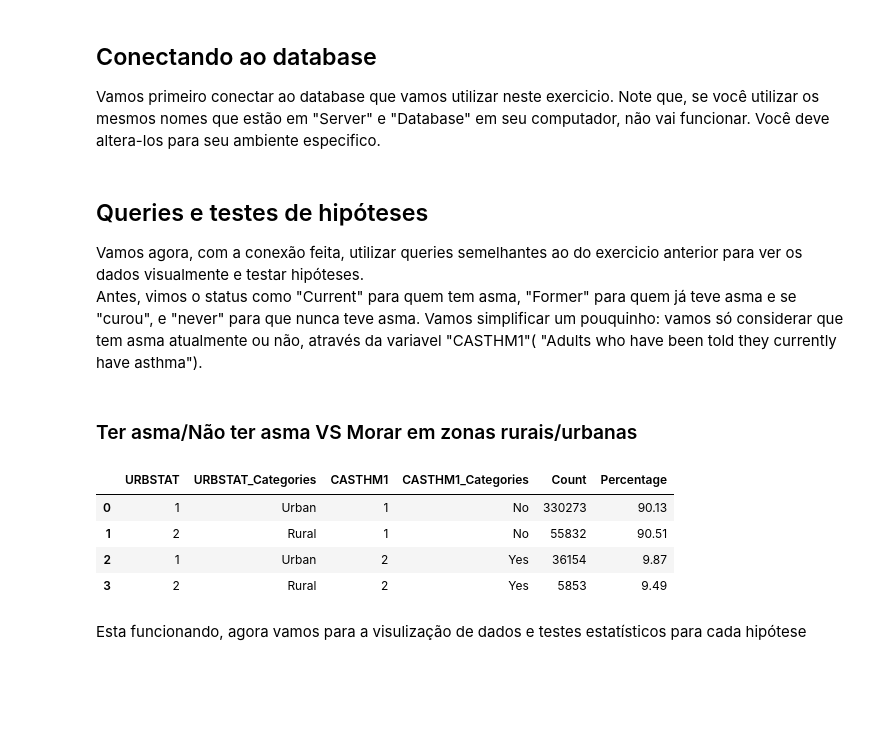
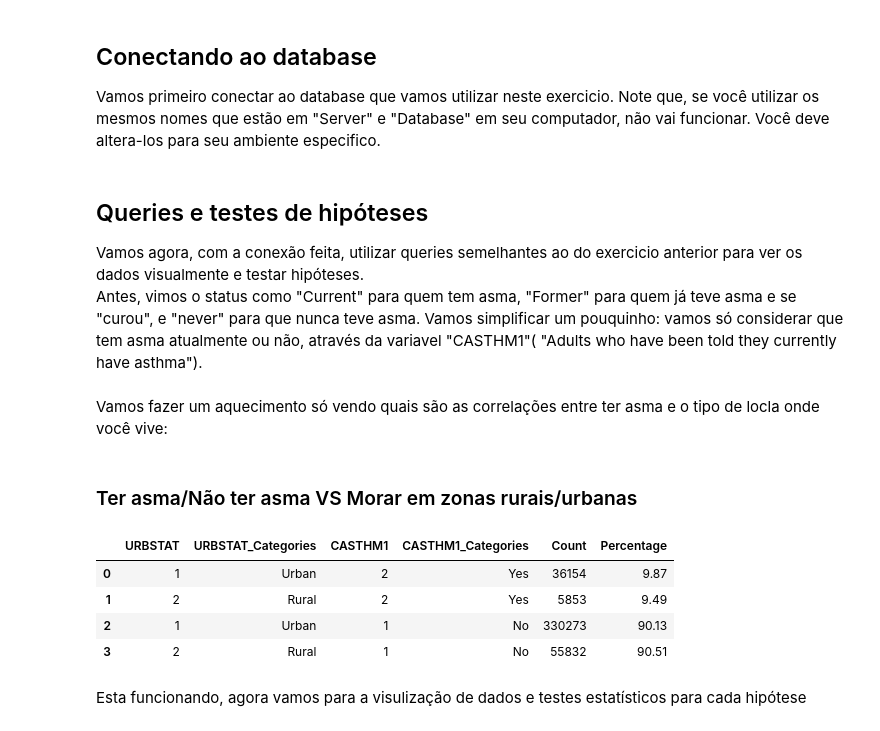
Before and after one commit to phbonamin/BRFSS-Social-Survey-2021-Analysis, a Jupyter notebook: Project/Part3/1_0Urban_rural.ipynb, the cells around one changed output. Drawn from its saved outputs; the diff is of its cells as text; code cells hidden in the pictures; blank space fills up the shorter version.

```diff
--- a/Project/Part3/1_0Urban_rural.ipynb
+++ b/Project/Part3/1_0Urban_rural.ipynb
@@ -23,39 +23,38 @@ cursor = conexao.cursor()
 # %% [markdown]
 ## Queries e testes de hipóteses
 
-Vamos agora, com a conexão feita, utilizar  queries semelhantes ao  do exercicio anterior para ver os dados visualmente e testar hipóteses. <br> Antes, vimos o status como "Current" para quem tem asma, "Former" para quem já teve asma  e se "curou", e "never" para que nunca teve asma. Vamos simplificar um pouquinho: vamos só considerar que tem asma atualmente ou não, através da variavel "CASTHM1"( "Adults who have been told they currently have asthma").
+Vamos agora, com a conexão feita, utilizar  queries semelhantes ao  do exercicio anterior para ver os dados visualmente e testar hipóteses. <br> Antes, vimos o status como "Current" para quem tem asma, "Former" para quem já teve asma  e se "curou", e "never" para que nunca teve asma. Vamos simplificar um pouquinho: vamos só considerar que tem asma atualmente ou não, através da variavel "CASTHM1"( "Adults who have been told they currently have asthma"). <br><br>
+Vamos fazer um aquecimento só vendo quais são as correlações entre ter asma e o tipo de locla onde você vive:
 # %% [markdown]
 ### Ter asma/Não ter asma VS Morar em zonas rurais/urbanas
 # %%
-df_Urb_Asth = pd.read_sql("""-- Pergunta inicial  1-	Uma maior proporção de pessoas que moram em cidade é asmáticas quando comparadas aquelas que moram em zonas rurais?
-
--- Não , proporções são muito parecidas.
+df_Urb_Asth = pd.read_sql("""
 SELECT
 URBSTAT,
 CASE
 	WHEN URBSTAT = 1  THEN 'Urban'
 	WHEN URBSTAT = 2  THEN 'Rural'
 	ELSE NULL END AS  URBSTAT_Categories,
 CASTHM1,
 CASE
 	WHEN CASTHM1  =  1 THEN  'No'
 	WHEN CASTHM1  =  2 THEN  'Yes'
 	ELSE NULL END AS CASTHM1_Categories,
 COUNT(*) AS Count,
 ROUND(COUNT(*) * 100.0 / SUM(COUNT(*)) OVER(PARTITION BY URBSTAT),2) AS Percentage
 FROM AsthmaStatus
 INNER JOIN UrbanStatus ON AsthmaStatus.ID = UrbanStatus.ID
 WHERE CASTHM1 IS NOT NULL
 AND URBSTAT IS NOT NULL
 GROUP BY URBSTAT,CASTHM1
-ORDER BY CASTHM1, URBSTAT;""", conexao)
+ORDER BY CASTHM1 DESC, URBSTAT;""", conexao)
 df_Urb_Asth
 # %% [output]
 |  | URBSTAT | URBSTAT_Categories | CASTHM1 | CASTHM1_Categories | Count | Percentage |
-| 0 | 1 | Urban | 1 | No | 330273 | 90.13 |
-| 1 | 2 | Rural | 1 | No | 55832 | 90.51 |
-| 2 | 1 | Urban | 2 | Yes | 36154 | 9.87 |
-| 3 | 2 | Rural | 2 | Yes | 5853 | 9.49 |
+| 0 | 1 | Urban | 2 | Yes | 36154 | 9.87 |
+| 1 | 2 | Rural | 2 | Yes | 5853 | 9.49 |
+| 2 | 1 | Urban | 1 | No | 330273 | 90.13 |
+| 3 | 2 | Rural | 1 | No | 55832 | 90.51 |
 # %% [markdown]
 Esta funcionando, agora vamos para a visulização de dados e testes estatísticos para cada hipótese
 # %%
```
Also changed, not shown: parts of 28 cells of this notebook.
